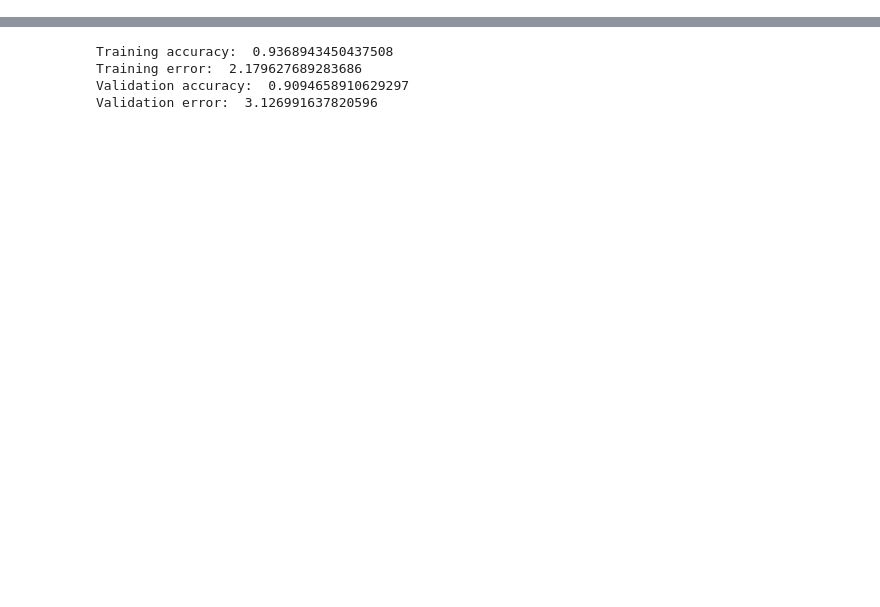
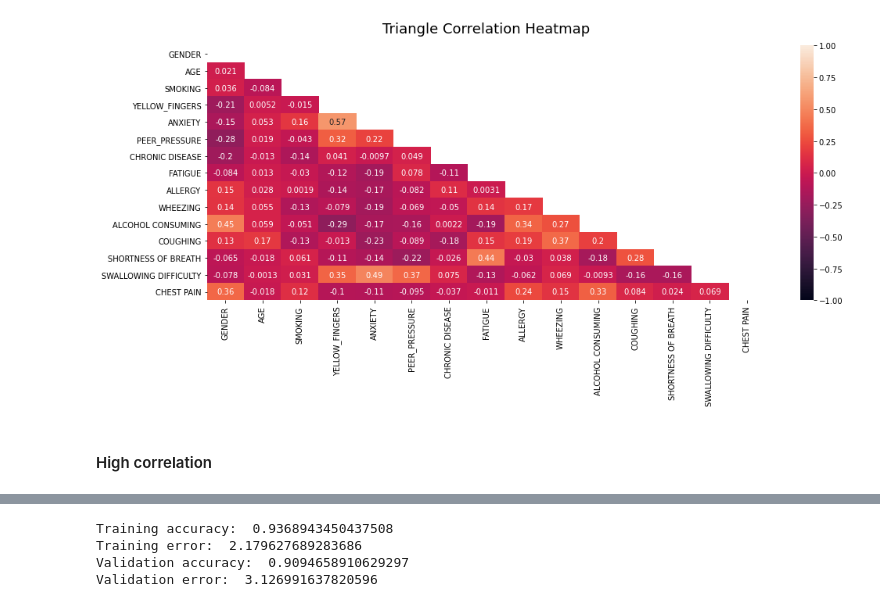
Before and after one commit to avocadoali/Predicting-Lung-Cancer-ML-Project, a Jupyter notebook: main/main.ipynb, the cells around one changed output, grey strips where cells are left out. Cells and saved outputs as stored; diff of their text form; code cells hidden in the pictures; blank space fills up the shorter version.

```diff
--- a/main/main.ipynb
+++ b/main/main.ipynb
@@ -38,0 +55,15 @@ y = df['LUNG_CANCER'].to_numpy().reshape(-1,)
+# %%
+# Heatmap of dataframe
+
+plt.figure(figsize=(16, 6))
+mask = np.triu(np.ones_like(X.corr()))
+htmap = sns.heatmap(X.corr(),vmin= -1, vmax= 1,  annot= True , mask = mask)
+
+
+htmap.set_title('Triangle Correlation Heatmap', fontdict={'fontsize':18}, pad=16);
+
+#https://medium.com/@szabo.bibor/how-to-create-a-seaborn-correlation-heatmap-in-python-834c0686b88e
+# %% [output]
+[figure, added]
+# %% [markdown]
+#### High correlation
```
Also changed, not shown: parts of 10 cells of this notebook, 3 other files.
